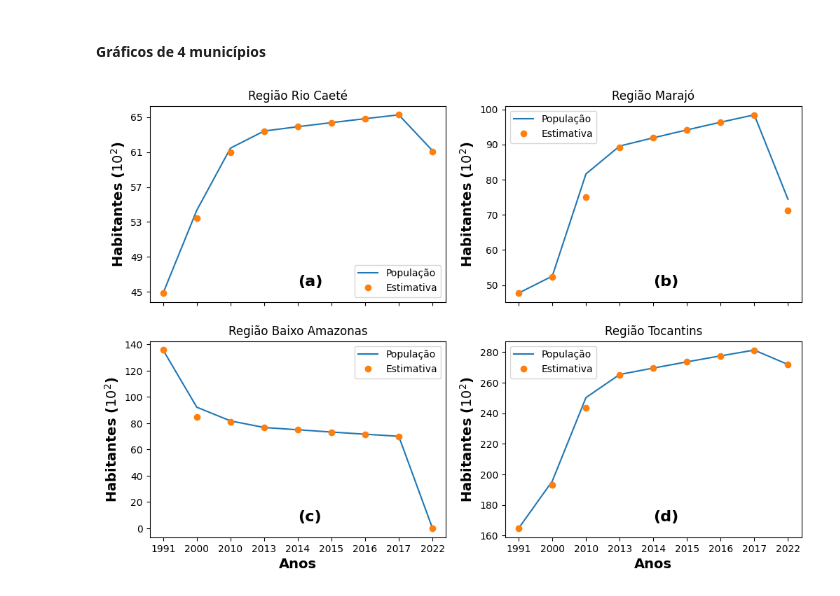
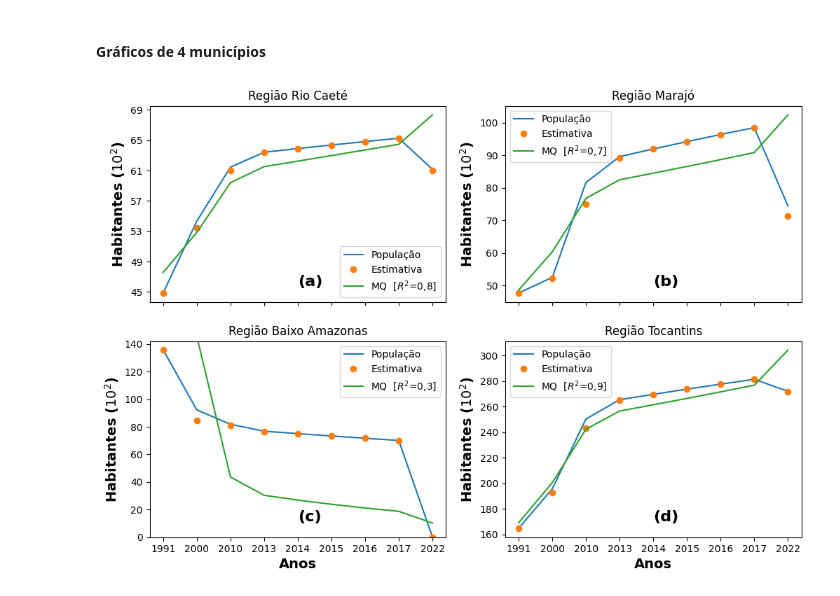
Before and after one commit to LuisAL79/Artigo_EPEPE_2024, a Jupyter notebook: Censo_Artigo_EPEPE.ipynb, the cells around one changed output. Drawn from its saved outputs; the diff is of its cells as text; code cells hidden in the pictures.

```diff
--- a/Censo_Artigo_EPEPE.ipynb
+++ b/Censo_Artigo_EPEPE.ipynb
@@ -237,11 +280,15 @@ populacoes = predict_popu(novo_df,df_T)
 novo_df['Popu_estim']=[novo_df.iloc[0,2]]+populacoes
 display(novo_df)
 
+Pa, Rk = ajuste_dados(np.array(novo_df['População']),np.array(novo_df['Ano']))
+
 ax = novo_df.plot(x='Ano', y='População', marker='', label='População',
                   title='Região '+regi[nome_R])
 novo_df.plot(x='Ano', y='Popu_estim', ls='',marker='o', label='Estimativa',
              ax=ax, xlabel='Anos', ylabel=r'Habitantes')
+plt.plot(novo_df['Ano'], Pa, ls='-', label='MQ'+'  [$R^2$='+str(round(Rk,1)).replace('.', ',')+']')
 
+plt.legend()
 plt.show()
 # %% [output]
 |  | Regiao | Ano | População | Taxa_cresc | Popu_estim |
@@ -273,6 +320,9 @@ def retorna(df_T,nome_R,novo_df):
   # Chame a função com o DataFrame 'novo_df'
   populacoes = predict_popu(novo_df,df_T)
   novo_df['Popu_estim']=[novo_df.iloc[0,2]]+populacoes
+  Pa, Rk = ajuste_dados(np.array(novo_df['População']),np.array(novo_df['Ano']))
+  novo_df['MQ']=Pa
+  novo_df['R2']=Rk
 
   return novo_df
 
@@ -448,11 +506,16 @@ populacoes = predict_popu(novo_min_df,dfm_T)
 novo_min_df['Popu_estim']=[novo_min_df.iloc[0,2]]+populacoes
 display(novo_min_df)
 
+Pa, Rk = ajuste_dados(np.array(novo_min_df['População']),np.array(novo_min_df['Ano']))
+
 ax = novo_min_df.plot(x='Ano', y='População', marker='', label='População',
                   title='Região '+regi[nome_R])
 novo_min_df.plot(x='Ano', y='Popu_estim', ls='',marker='o', label='Estimativa',
              ax=ax, xlabel='Anos', ylabel=r'Habitantes')
 
+plt.plot(novo_min_df['Ano'], Pa, ls='-', label='MQ'+'  [$R^2$='+str(round(Rk,1)).replace('.', ',')+']')
+
+plt.legend()
 plt.show()
 # %% [output]
 |  | Regiao | Ano | População | Taxa_cresc | Popu_estim |
@@ -484,6 +547,9 @@ def retorna(df_T,nome_R,novo_df):
   # Chame a função com o DataFrame 'novo_df'
   populacoes = predict_popu(novo_df,df_T)
   novo_df['Popu_estim']=[novo_df.iloc[0,2]]+populacoes
+  Pa, Rk = ajuste_dados(np.array(novo_df['População']),np.array(novo_df['Ano']))
+  novo_df['MQ']=Pa
+  novo_df['R2']=Rk
 
   return novo_df
 
@@ -500,11 +566,13 @@ fig, axs = plt.subplots(2, 2, figsize=(12, 8))
 ax1 = plt.subplot(221)
 plt.plot(dat_Cae['Ano'],dat_Cae['População'],label='População')
 plt.plot(dat_Cae['Ano'],dat_Cae['Popu_estim'],label='Estimativa',marker='o',ls='')
+Rk = round(dat_Cae.iloc[0,6],1)
+plt.plot(dat_Cae['Ano'],dat_Cae['MQ'], ls='-', label='MQ'+'  [$R^2$='+str(Rk).replace('.', ',')+']')
 plt.title(f'Região {regi[0]}')
 plt.xlabel('')
 plt.ylabel(r'Habitantes ($10^2$)', fontsize=14, fontweight='bold')
-ax1.yaxis.set_ticks(np.arange(4500, 6600, 400))
-ax1.set_yticklabels([l for l in range(45,66,4)])
+ax1.yaxis.set_ticks(np.arange(4500, 7200, 400))
+ax1.set_yticklabels([l for l in range(45,72,4)])
 ax1.set_xticklabels([])
 ax1.text(0.5, 0.08, '(a)', transform=ax1.transAxes, fontsize=16, fontweight='bold')
 ax1.legend()
@@ -512,37 +580,44 @@ ax1.legend()
 ax2 = plt.subplot(222)
 plt.plot(dat_Mar['Ano'],dat_Mar['População'],label='População')
 plt.plot(dat_Mar['Ano'],dat_Mar['Popu_estim'],label='Estimativa',marker='o',ls='')
+Rk = round(dat_Mar.iloc[0,6],1)
+plt.plot(dat_Mar['Ano'],dat_Mar['MQ'], ls='-', label='MQ'+'  [$R^2$='+str(Rk).replace('.', ',')+']')
 plt.title(f'Região {regi[1]}')
 plt.xlabel('')
 plt.ylabel(r'Habitantes ($10^2$)', fontsize=14, fontweight='bold')
 ax2.yaxis.set_ticks(np.arange(5000, 10500, 1000))
 ax2.set_yticklabels([l for l in range(50,105,10)])
 ax2.set_xticklabels([])
 ax2.text(0.5, 0.08, '(b)', transform=ax2.transAxes, fontsize=16, fontweight='bold')
 ax2.legend()
 
 ax3 = plt.subplot(223)
 plt.plot(dat_BAm['Ano'],dat_BAm['População'],label='População')
 plt.plot(dat_BAm['Ano'],dat_BAm['Popu_estim'],label='Estimativa',marker='o',ls='')
+Rk = round(dat_BAm.iloc[0,6],1)
+plt.plot(dat_BAm['Ano'],dat_BAm['MQ'], ls='-', label='MQ'+'  [$R^2$='+str(Rk).replace('.', ',')+']')
 plt.title(f'Região {regi[6]}')
 plt.xlabel('Anos', fontsize=14, fontweight='bold')
 plt.ylabel(r'Habitantes ($10^2$)', fontsize=14, fontweight='bold')
 ax3.yaxis.set_ticks(np.arange(0, 14200, 2000))
 ax3.set_yticklabels([l for l in range(0,142,20)])
 ax3.text(0.5, 0.08, '(c)', transform=ax3.transAxes, fontsize=16, fontweight='bold')
+plt.ylim(0, 14200)
 ax3.legend()
 
 ax4 = plt.subplot(224)
 plt.plot(dat_Toc['Ano'],dat_Toc['População'],label='População')
 plt.plot(dat_Toc['Ano'],dat_Toc['Popu_estim'],label='Estimativa',marker='o',ls='')
+Rk = round(dat_Toc.iloc[0,6],1)
+plt.plot(dat_Toc['Ano'],dat_Toc['MQ'], ls='-', label='MQ'+'  [$R^2$='+str(Rk).replace('.', ',')+']')
 ax4.set_title(f'Região {regi[9]}')
 plt.xlabel('Anos', fontsize=14, fontweight='bold')
 plt.ylabel(r'Habitantes ($10^2$)', fontsize=14, fontweight='bold')
-ax4.yaxis.set_ticks(np.arange(16000, 28500, 2000))
-ax4.set_yticklabels([l for l in range(160,285,20)])
+ax4.yaxis.set_ticks(np.arange(16000, 30500, 2000))
+ax4.set_yticklabels([l for l in range(160,305,20)])
 ax4.text(0.5, 0.08, '(d)', transform=ax4.transAxes, fontsize=16, fontweight='bold')
 ax4.legend()
 
 plt.show()
 # %% [output]
-[figure, old version]
+[figure, new version]
```
Also changed, not shown: parts of 4 cells of this notebook.
